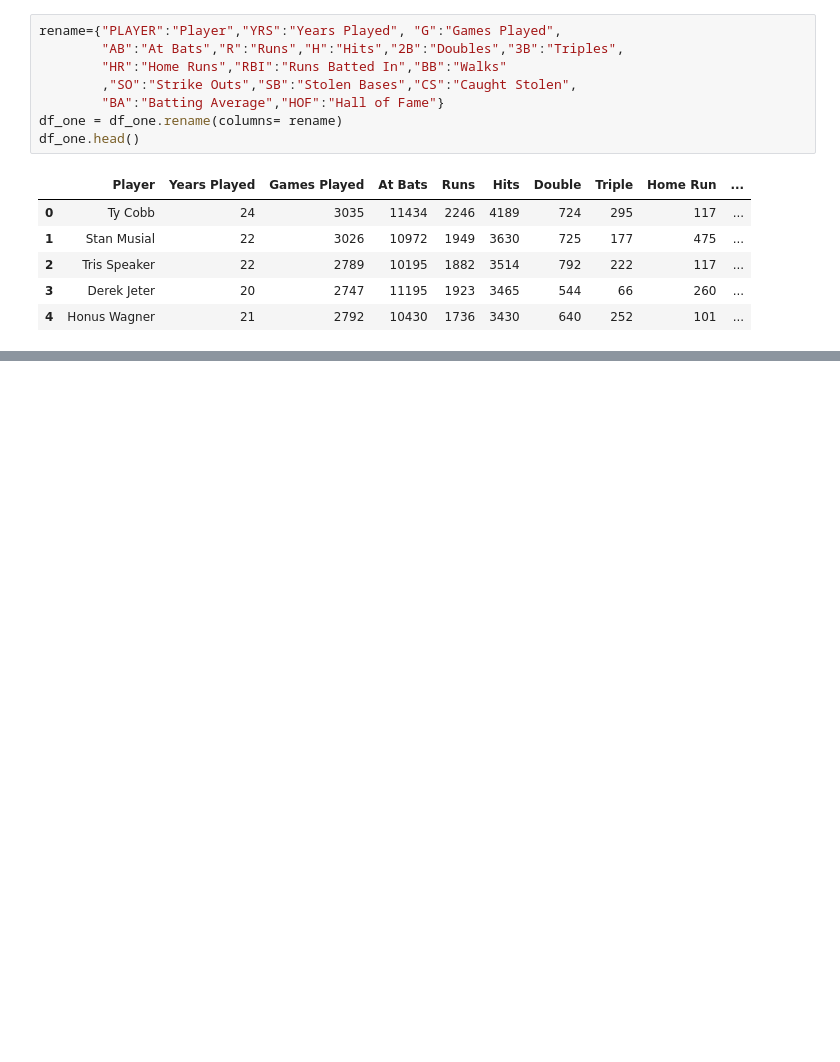
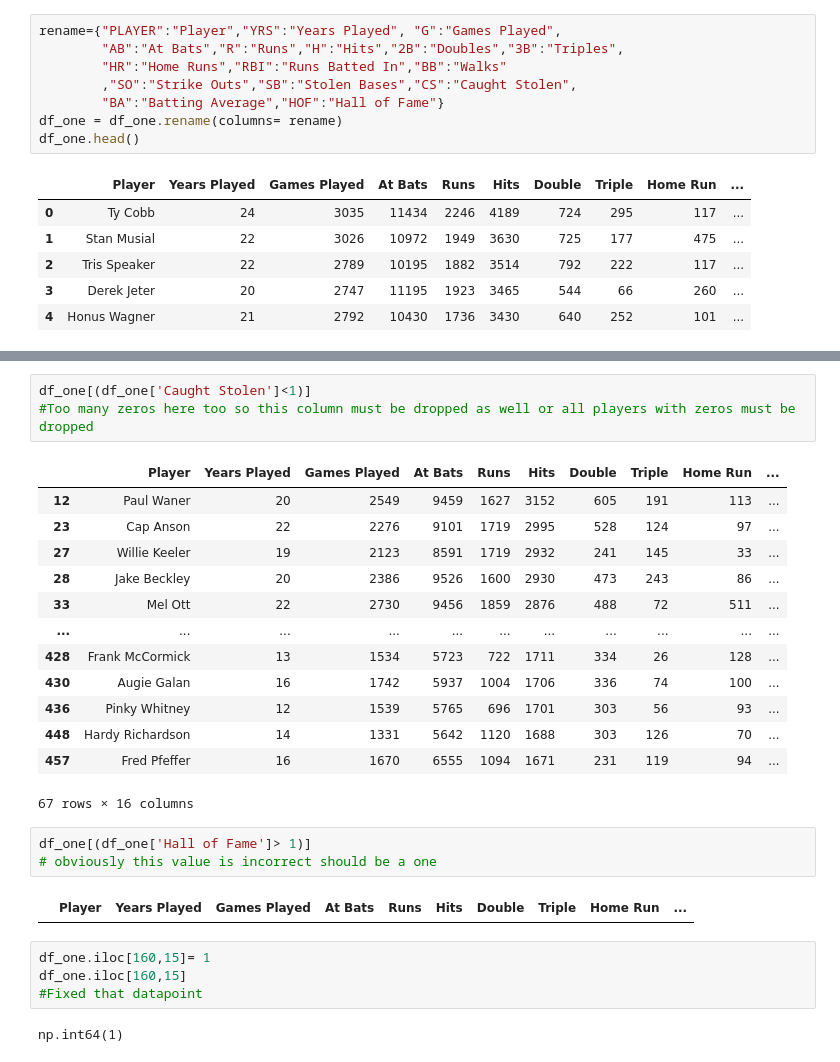
Before and after one commit to LucaMorocco/Luca-s-room, a Jupyter notebook: Coding_School_data_science_project_Baseball.ipynb, the cells around one changed output, grey strips where cells are left out. Drawn from its saved outputs; the diff is of its cells as text; blank space fills up the shorter version.

```diff
--- a/Coding_School_data_science_project_Baseball.ipynb
+++ b/Coding_School_data_science_project_Baseball.ipynb
@@ -75,0 +132,28 @@ df_one.head()
+# %%
+df_one[(df_one['Caught Stolen']<1)]
+#Too many zeros here too so this column must be dropped as well or all players with zeros must be dropped
+# %% [output]
+|  | Player | Years Played | Games Played | At Bats | Runs | Hits | Double | Triple | Home Run | ... |
+| 12 | Paul Waner | 20 | 2549 | 9459 | 1627 | 3152 | 605 | 191 | 113 | ... |
+| 23 | Cap Anson | 22 | 2276 | 9101 | 1719 | 2995 | 528 | 124 | 97 | ... |
+| 27 | Willie Keeler | 19 | 2123 | 8591 | 1719 | 2932 | 241 | 145 | 33 | ... |
+| 28 | Jake Beckley | 20 | 2386 | 9526 | 1600 | 2930 | 473 | 243 | 86 | ... |
+| 33 | Mel Ott | 22 | 2730 | 9456 | 1859 | 2876 | 488 | 72 | 511 | ... |
+| ... | ... | ... | ... | ... | ... | ... | ... | ... | ... | ... |
+| 428 | Frank McCormick | 13 | 1534 | 5723 | 722 | 1711 | 334 | 26 | 128 | ... |
+| 430 | Augie Galan | 16 | 1742 | 5937 | 1004 | 1706 | 336 | 74 | 100 | ... |
+| 436 | Pinky Whitney | 12 | 1539 | 5765 | 696 | 1701 | 303 | 56 | 93 | ... |
+| 448 | Hardy Richardson | 14 | 1331 | 5642 | 1120 | 1688 | 303 | 126 | 70 | ... |
+| 457 | Fred Pfeffer | 16 | 1670 | 6555 | 1094 | 1671 | 231 | 119 | 94 | ... |
+67 rows × 16 columns
+# %%
+df_one[(df_one['Hall of Fame']> 1)]
+# obviously this value is incorrect should be a one
+# %% [output]
+|  | Player | Years Played | Games Played | At Bats | Runs | Hits | Double | Triple | Home Run | ... |
+# %%
+df_one.iloc[160,15]= 1
+df_one.iloc[160,15]
+#Fixed that datapoint
+# %% [output]
+np.int64(1)
```
Also changed, not shown: parts of 3 cells of this notebook.
